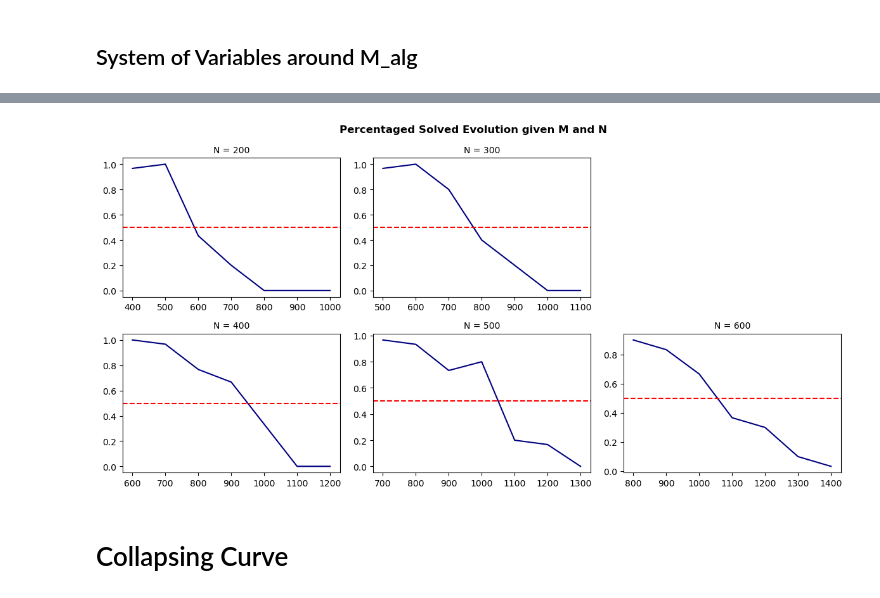
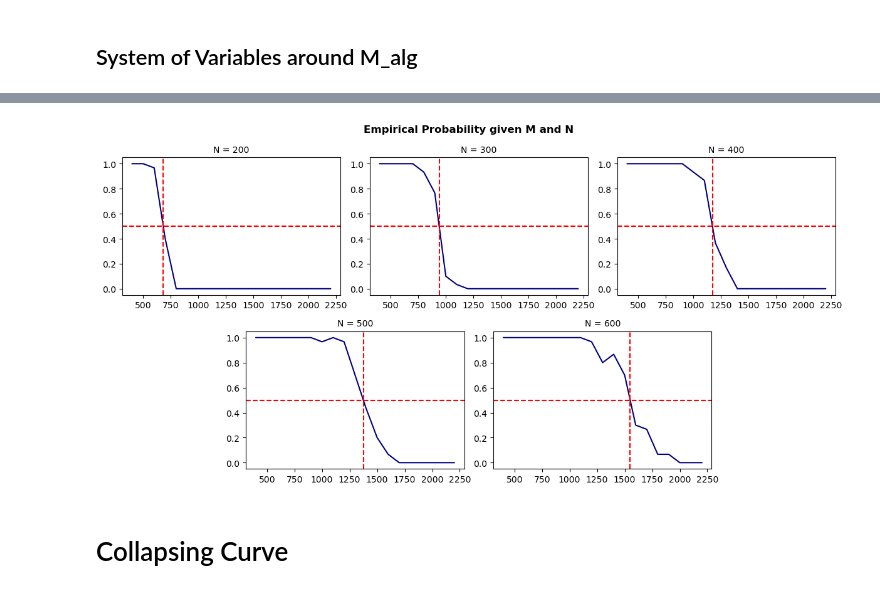
Before and after one commit to vittoriomanfriani/KSAT, a Jupyter notebook: Analysis.ipynb, the cells around one changed output, grey strips where cells are left out. Saved outputs shown, nothing was run; the diff lists cells and outputs as text; code cells hidden in the pictures.

```diff
--- a/Analysis.ipynb
+++ b/Analysis.ipynb
@@ -124,53 +117,70 @@ percentage_solved_300 = {}
 for m in tqdm(M_300):
     percentage_solved_300[m] = KSAT_properties.empirical_probability(m, N = 300)
 # %%
-M_400 = [600, 700, 800, 900, 1000, 1100, 1200]
+M_400 = [800, 900, 1000, 1100, 1200, 1300, 1400, 1500]
 percentage_solved_400 = {}
 for m in tqdm(M_400):
     percentage_solved_400[m] = KSAT_properties.empirical_probability(m, N = 400)
 # %%
-M_500 = [700, 800, 900, 1000, 1100, 1200, 1300]
+M_500 = [1000, 1100, 1200, 1300, 1400, 1500, 1600, 1700, 1800]
 percentage_solved_500 = {}
 for m in tqdm(M_500):
     percentage_solved_500[m] = KSAT_properties.empirical_probability(m, N = 500)
 # %%
-M_600 = [800, 900, 1000, 1100, 1200, 1300, 1400]
+M_600 = [1200, 1300, 1400, 1500, 1600, 1700, 1800, 1900, 2000, 2100]
 percentage_solved_600 = {}
 for m in tqdm(M_600):
     percentage_solved_600[m] = KSAT_properties.empirical_probability(m, N = 600)
+# %%
+# Initialize dataset to store values of P(M, N)
+probabilities = pd.DataFrame(index = np.linspace(400, 2200, 19))
+probabilities['200'] = percentage_solved_200
+probabilities['300'] = percentage_solved_300
+probabilities['400'] = percentage_solved_400
+probabilities['500'] = percentage_solved_500
+probabilities['600'] = percentage_solved_600
+# Fill upper NaNs with 1
+probabilities.iloc[:8] = probabilities.iloc[:8].fillna(1)
+#Fill lower NaNs with 0
+probabilities.iloc[8:] = probabilities.iloc[8:].fillna(0)
 # %%
 # Create a GridSpec layout for 2 rows and uneven column widths
 fig = plt.figure(figsize=(12, 6))
-gs = GridSpec(2, 3, figure=fig)  # 2 rows, 3 columns
+gs = GridSpec(2, 6, figure=fig)  # 2 rows, 3 columns
 
 # Create 5 subplots across the GridSpec layout
-ax1 = fig.add_subplot(gs[0, 0])
-ax2 = fig.add_subplot(gs[0, 1])
-ax3 = fig.add_subplot(gs[1, 0])
-ax4 = fig.add_subplot(gs[1, 1])
-ax5 = fig.add_subplot(gs[1, 2])
+ax1 = fig.add_subplot(gs[0, 0:2])
+ax2 = fig.add_subplot(gs[0, 2:4])
+ax3 = fig.add_subplot(gs[0, 4:6])
+ax4 = fig.add_subplot(gs[1, 1:3])
+ax5 = fig.add_subplot(gs[1, 3:5])
 
-ax1.plot(percentage_solved_200.keys(), percentage_solved_200.values(), color = 'navy')
+ax1.plot(probabilities['200'], color = 'navy')
 ax1.axhline(y = 0.5, linestyle = '--', color = 'red')
+ax1.axvline(x = 680, linestyle = '--', color = 'red')
 ax1.set_title('N = 200', fontsize=10)
 
-ax2.plot(percentage_solved_300.keys(), percentage_solved_300.values(), color = 'navy')
+ax2.plot(probabilities['300'], color = 'navy')
 ax2.axhline(y = 0.5, linestyle = '--', color = 'red')
+ax2.axvline(x = 940, linestyle = '--', color = 'red')
 ax2.set_title('N = 300', fontsize=10)
 
-ax3.plot(percentage_solved_400.keys(), percentage_solved_400.values(), color = 'navy')
+ax3.plot(probabilities['400'], color = 'navy')
 ax3.axhline(y = 0.5, linestyle = '--', color = 'red')
+ax3.axvline(x = 1175, linestyle = '--', color = 'red')
 ax3.set_title('N = 400', fontsize=10)
 
-ax4.plot(percentage_solved_500.keys(), percentage_solved_500.values(), color = 'navy')
+ax4.plot(probabilities['500'], color = 'navy')
 ax4.axhline(y = 0.5, linestyle = '--', color = 'red')
+ax4.axvline(x = 1375, linestyle = '--', color = 'red')
 ax4.set_title('N = 500', fontsize=10)
 
-ax5.plot(percentage_solved_600.keys(), percentage_solved_600.values(), color = 'navy')
+ax5.plot(probabilities['600'], color = 'navy')
 ax5.axhline(y = 0.5, linestyle = '--', color = 'red')
+ax5.axvline(x = 1545, linestyle = '--', color = 'red')
 ax5.set_title('N = 600', fontsize=10)
 
-fig.suptitle("Percentaged Solved Evolution given M and N", fontsize=12, fontweight="bold")
+fig.suptitle("Empirical Probability given M and N", fontsize=12, fontweight="bold")
 plt.tight_layout()
 # %% [output]
-[figure, old version]
+[figure, new version]
```
Also changed, not shown: parts of 13 cells of this notebook, 4 other files.
